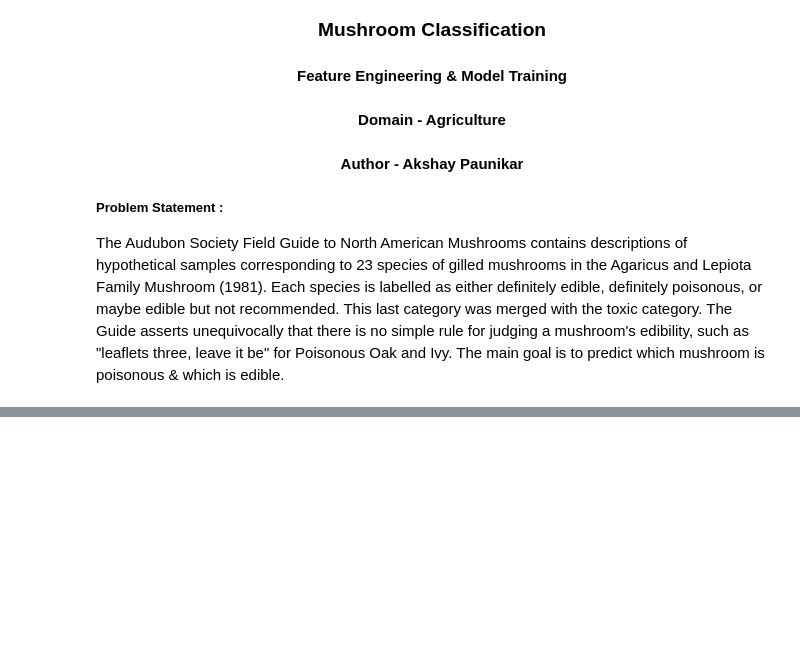
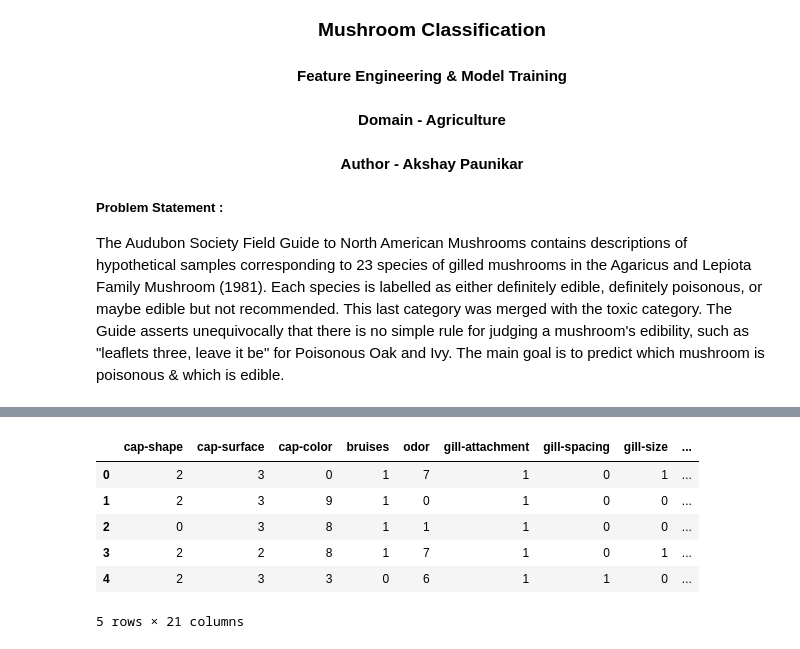
Before and after one commit to Akshay-Paunikar/iNeuron_Mushroom_Classification, a Jupyter notebook: mushroom/notebook/mushroom_Model.ipynb, the cells around one changed output, grey strips where cells are left out. Drawn from its saved outputs; the diff is of its cells as text; code cells hidden in the pictures; blank space fills up the shorter version.

```diff
--- a/mushroom/notebook/mushroom_Model.ipynb
+++ b/mushroom/notebook/mushroom_Model.ipynb
@@ -20,0 +39,9 @@ from sklearn.pipeline import Pipeline
+# %%
+# create an instance of Label Encoder, One Hot Encode, Standard Scaler
+le = LabelEncoder()
+one_hot = OneHotEncoder()
+ss = StandardScaler()
+# %%
+# split data into independent features and target variable
+X = data.drop(['class'], axis=1)
+y = data['class']
@@ -20,0 +55,10 @@ from sklearn.pipeline import Pipeline
+# %%
+X.head()
+# %% [output]
+|  | cap-shape | cap-surface | cap-color | bruises | odor | gill-attachment | gill-spacing | gill-size | ... |
+| 0 | 2 | 3 | 0 | 1 | 7 | 1 | 0 | 1 | ... |
+| 1 | 2 | 3 | 9 | 1 | 0 | 1 | 0 | 0 | ... |
+| 2 | 0 | 3 | 8 | 1 | 1 | 1 | 0 | 0 | ... |
+| 3 | 2 | 2 | 8 | 1 | 7 | 1 | 0 | 1 | ... |
+| 4 | 2 | 3 | 3 | 0 | 6 | 1 | 1 | 0 | ... |
+5 rows × 21 columns
```
Also changed, not shown: parts of 28 cells of this notebook, 9 other files.
